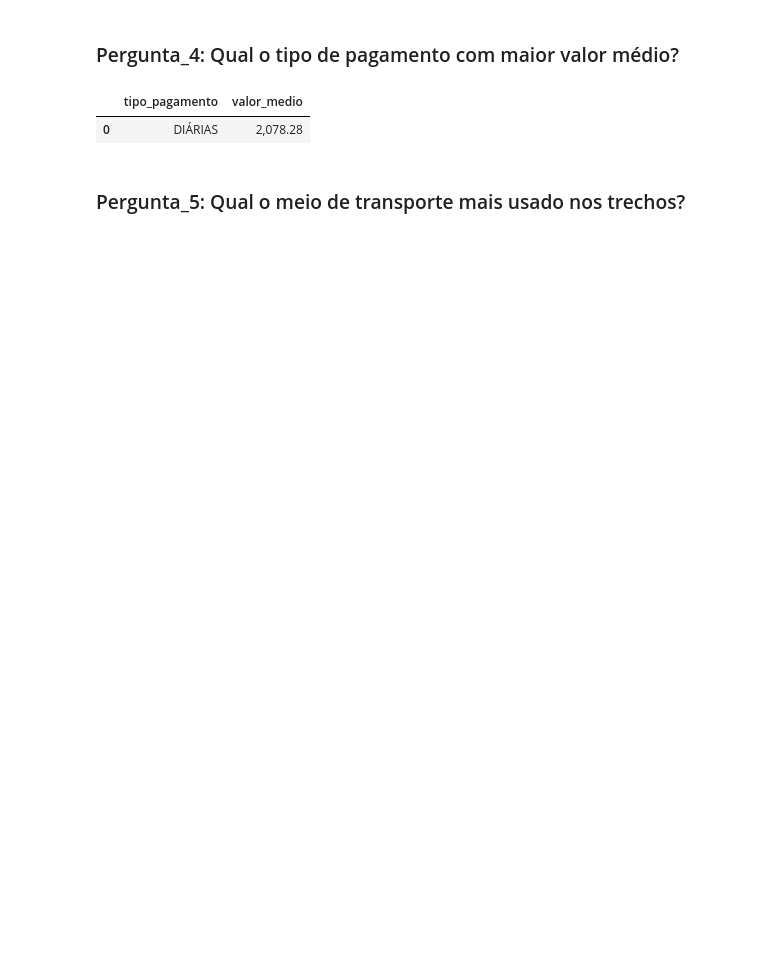
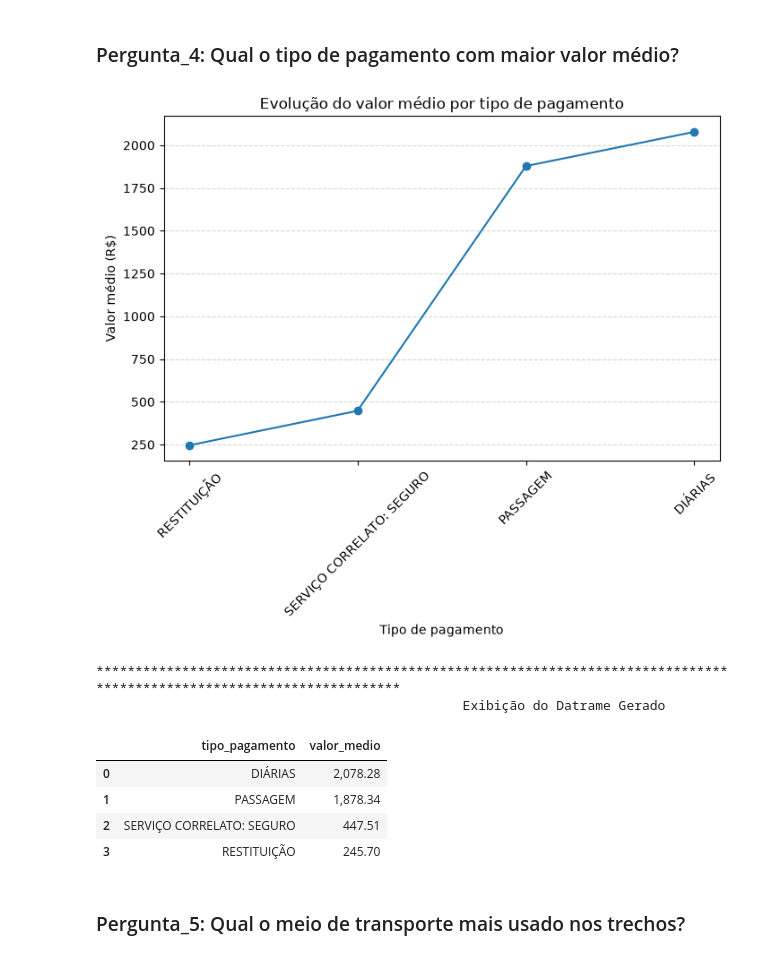
Before and after one commit to hicarocalliari/Projeto_final_SCTEC, a Jupyter notebook: notebooks/analise.ipynb, the cells around one changed output. Drawn from its saved outputs; the diff is of its cells as text; code cells hidden in the pictures; blank space fills up the shorter version.

```diff
--- a/notebooks/analise.ipynb
+++ b/notebooks/analise.ipynb
@@ -151,10 +197,39 @@ df
 ### Pergunta_4: Qual o tipo de pagamento com maior valor médio?
 # %%
 df = analisar(4)
-df
+
+df = df.sort_values(
+    "valor_medio"
+)
+
+plt.figure(figsize=(10, 6))
+
+plt.plot(
+    df["tipo_pagamento"],
+    df["valor_medio"],
+    marker="o"
+)
+
+plt.title("Evolução do valor médio por tipo de pagamento")
+plt.xlabel("Tipo de pagamento")
+plt.ylabel("Valor médio (R$)")
+plt.grid(axis="y", linestyle="--", alpha=0.5)
+plt.xticks(rotation=45)
+
+plt.show()
+
+print("".center(120, "*"))
+print("Exibição do Datrame Gerado".center(120), "")
+df.sort_values(by="valor_medio", ascending=False)
 # %% [output]
+[figure, added]
+************************************************************************************************************************
+                                               Exibição do Datrame Gerado
 |  | tipo_pagamento | valor_medio |
 | 0 | DIÁRIAS | 2,078.28 |
+| 1 | PASSAGEM | 1,878.34 |
+| 2 | SERVIÇO CORRELATO: SEGURO | 447.51 |
+| 3 | RESTITUIÇÃO | 245.70 |
 # %% [markdown]
 ### Pergunta_5: Qual o meio de transporte mais usado nos trechos?
 # %%
```
Also changed, not shown: parts of 7 cells of this notebook, 5 other files.
